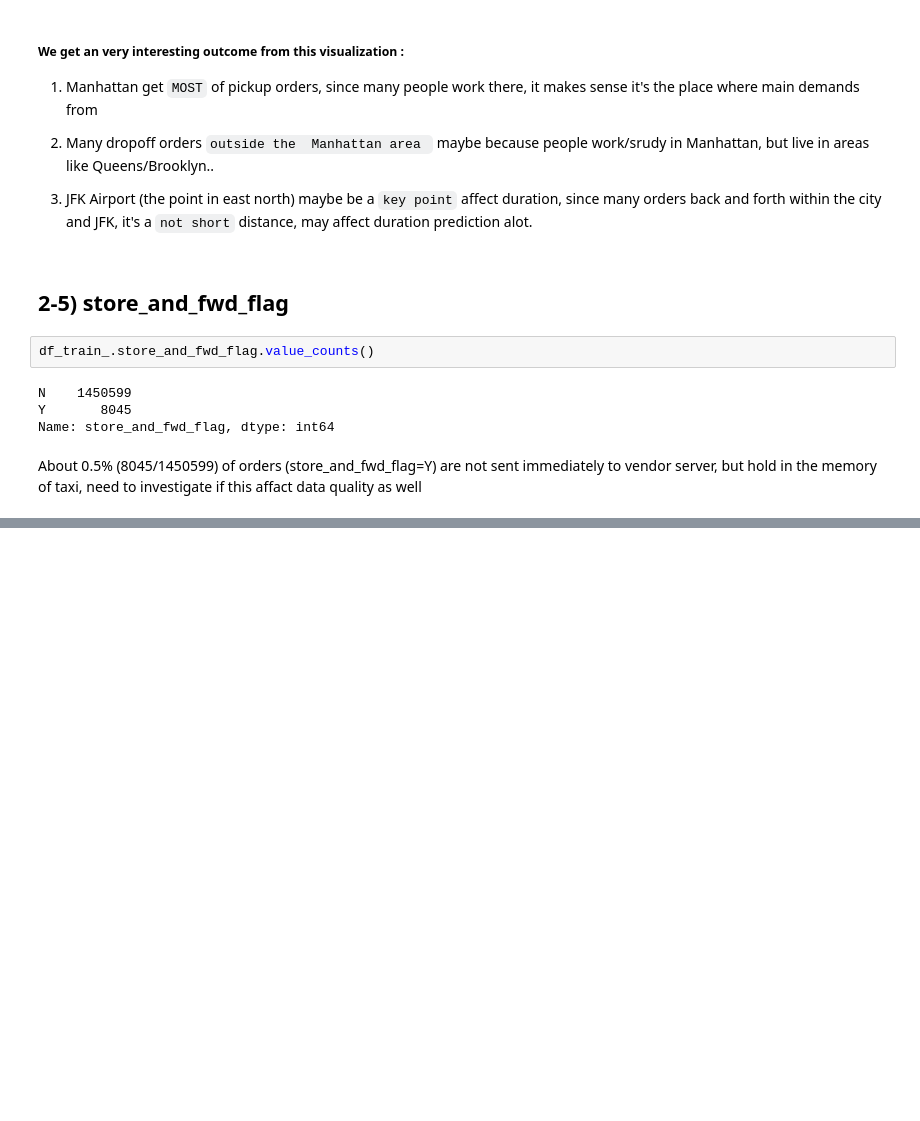
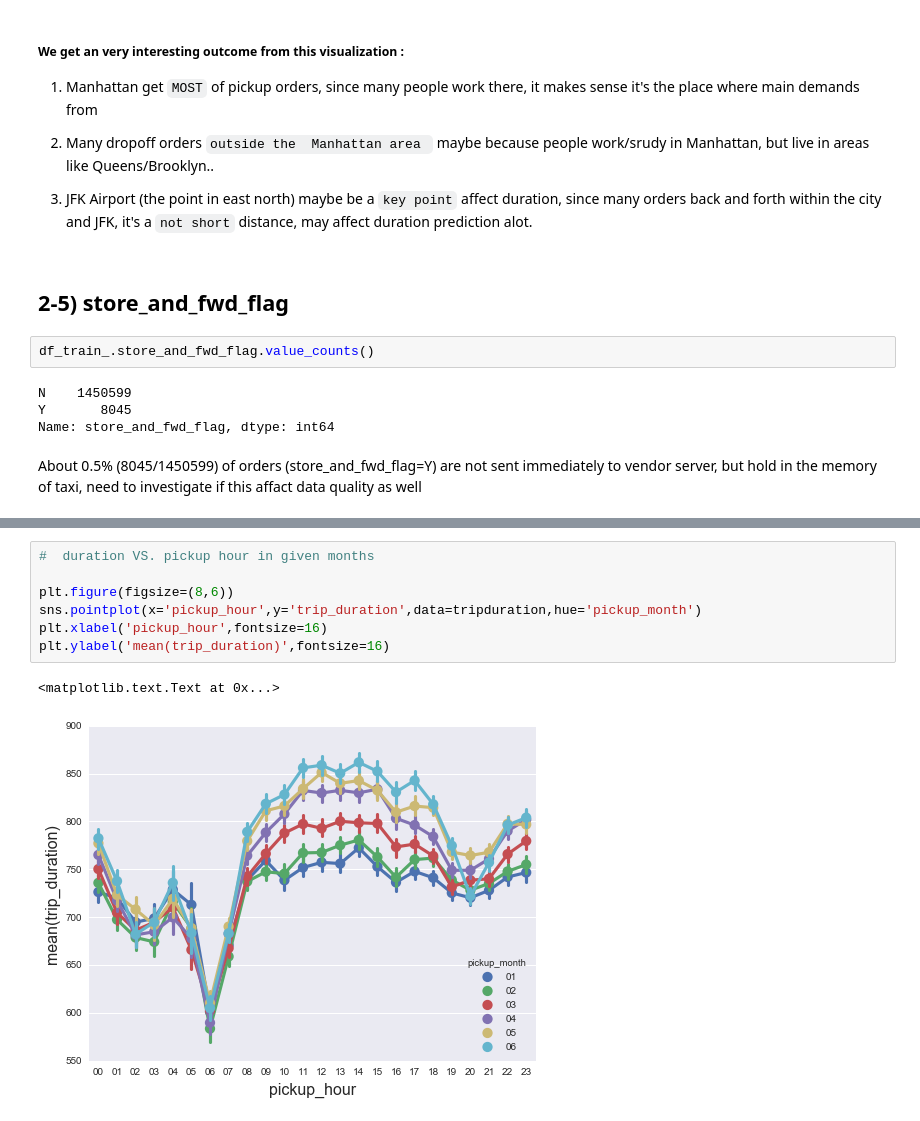
Before and after one commit to yennanliu/NYC_Taxi_Trip_Duration, a Jupyter notebook: notebook/NYC_Taxi_EDA_V1_Yen.ipynb, the cells around one changed output, grey strips where cells are left out. Drawn from its saved outputs; the diff is of its cells as text; blank space fills up the shorter version.

```diff
--- a/notebook/NYC_Taxi_EDA_V1_Yen.ipynb
+++ b/notebook/NYC_Taxi_EDA_V1_Yen.ipynb
@@ -258,0 +309,10 @@ df_train
+# %%
+#  duration VS. pickup hour in given months
+
+plt.figure(figsize=(8,6))
+sns.pointplot(x='pickup_hour',y='trip_duration',data=tripduration,hue='pickup_month')
+plt.xlabel('pickup_hour',fontsize=16)
+plt.ylabel('mean(trip_duration)',fontsize=16)
+# %% [output]
+<matplotlib.text.Text at 0x...>
+[figure, added]
```
Also changed, not shown: parts of 16 cells of this notebook.
